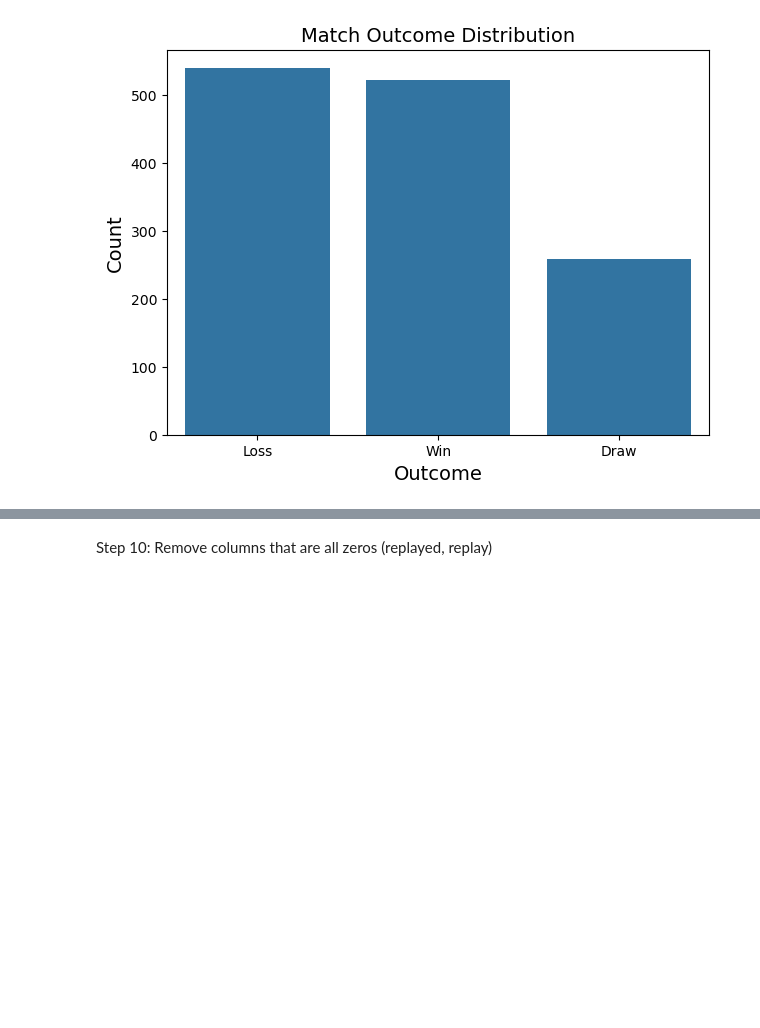
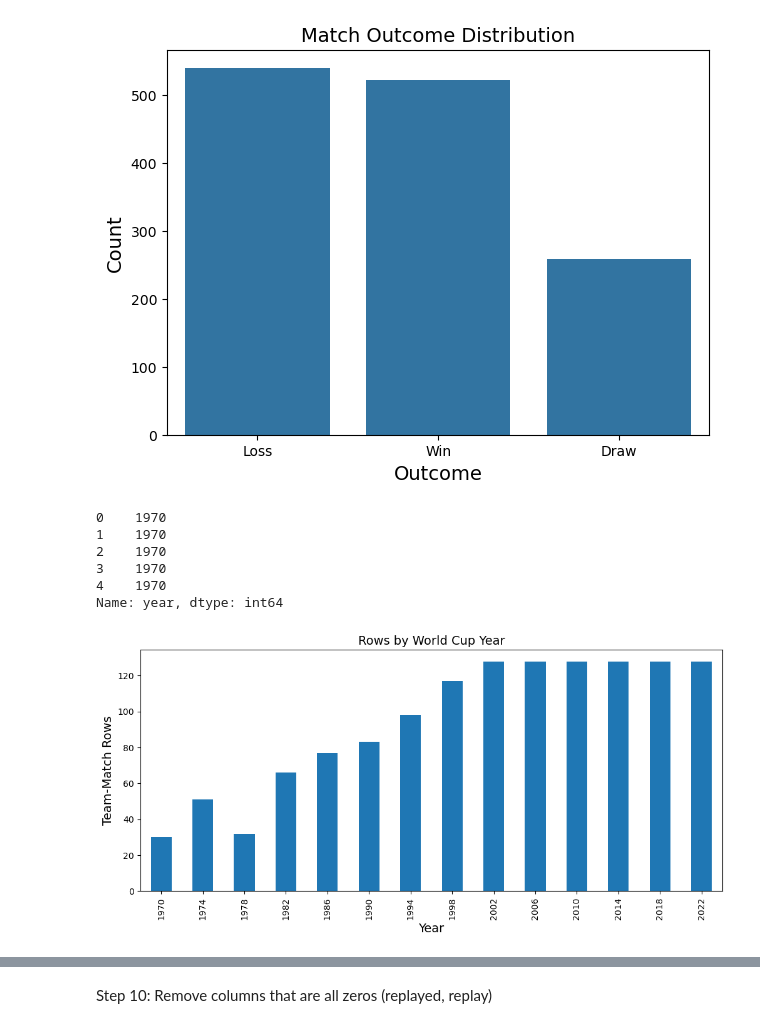
Before and after one commit to mahercav/VariousProjects, a Jupyter notebook: WorldCupPrediction/worldcupproject.ipynb, the cells around one changed output, grey strips where cells are left out. Saved outputs shown, nothing was run; the diff lists cells and outputs as text; code cells hidden in the pictures; blank space fills up the shorter version.

```diff
--- a/WorldCupPrediction/worldcupproject.ipynb
+++ b/WorldCupPrediction/worldcupproject.ipynb
@@ -214,3 +215,24 @@ Win     39.561271
 Draw    19.591528
 Name: proportion, dtype: float64
 [figure]
+# %%
+###matches per year
+all_data["year"] = all_data["tournament_name"].str[:4].astype(int)
+print(all_data["year"].head())
+#sns.countplot(all_data, x="year") #one way to plot, with seaborn countplot
+
+#other way, using matplotlib as a bar plot
+plt.figure(figsize=(12, 5))
+all_data['year'].value_counts().sort_index().plot(kind='bar') #sort_index here is sorting counts by 'year' category
+plt.title('Rows by World Cup Year')
+plt.xlabel('Year')
+plt.ylabel('Team-Match Rows')
+plt.show()
+# %% [output]
+0    1970
+1    1970
+2    1970
+3    1970
+4    1970
+Name: year, dtype: int64
+[figure, added]
```
Also changed, not shown: parts of 34 cells of this notebook.
